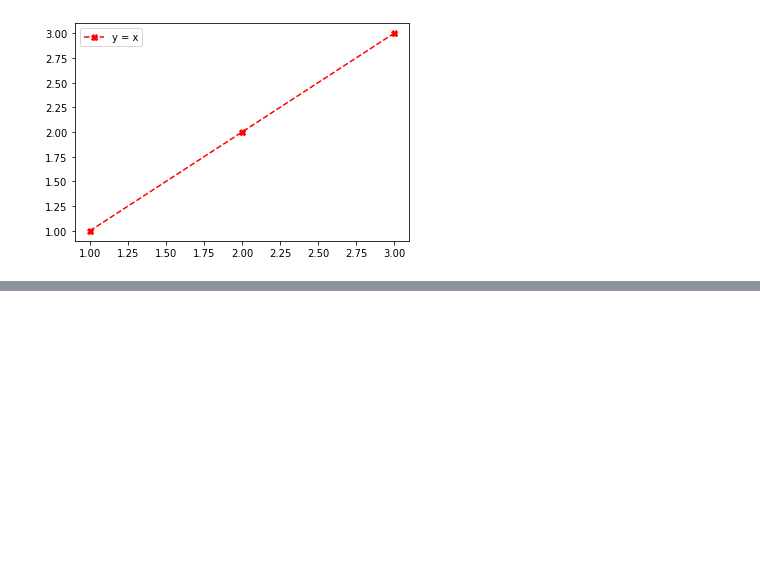
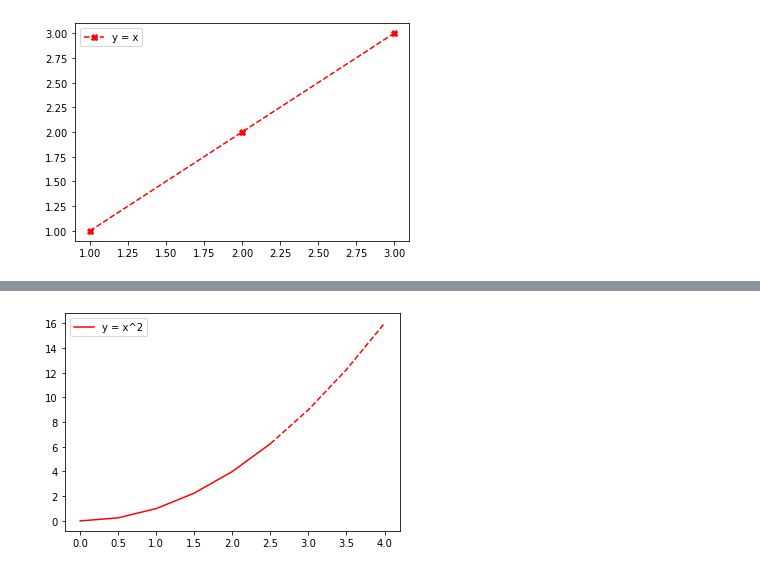
Before and after one commit to Manittecool1213/PathPlanning, a Jupyter notebook: matplotlib-notes.ipynb, the cells around one changed output, grey strips where cells are left out. Drawn from its saved outputs; the diff is of its cells as text; code cells hidden in the pictures; blank space fills up the shorter version.

Commit message:
Work on learning matplotlib
Continued work on learning matplotlib
Still watching first video of week 2

```diff
--- a/matplotlib-notes.ipynb
+++ b/matplotlib-notes.ipynb
@@ -94,0 +118,20 @@ plt.show()
+# %%
+# Styling trick to show projection/extension:
+x = np.arange(0, 4.5, 0.5)
+
+plt.plot(x[:6], x[:6]**2, 'r', label = 'y = x^2')
+plt.plot(x[5:], x[5:]**2, 'r--')
+"""
+- By using splice notation, we can control how many elements of the array are to be displayed.
+- We can display different parts of the array in different styles.
+- Use case: explaining an inference.
+- Note that in the splicing notation used here, the stop value is exclusive.
+    - Thus, the stop value being six will mean that the element which corresponds to index 5 will be the last element displayed in the first format.
+    - The element corresponding to index 5 will be the first element displayed in the second format.
+    - Thus, there is no overlap of differently styled graphs.
+"""
+
+plt.legend()
+plt.show()
+# %% [output]
+[figure, added]
```
Also changed, not shown: parts of 11 cells of this notebook, 4 other files.
